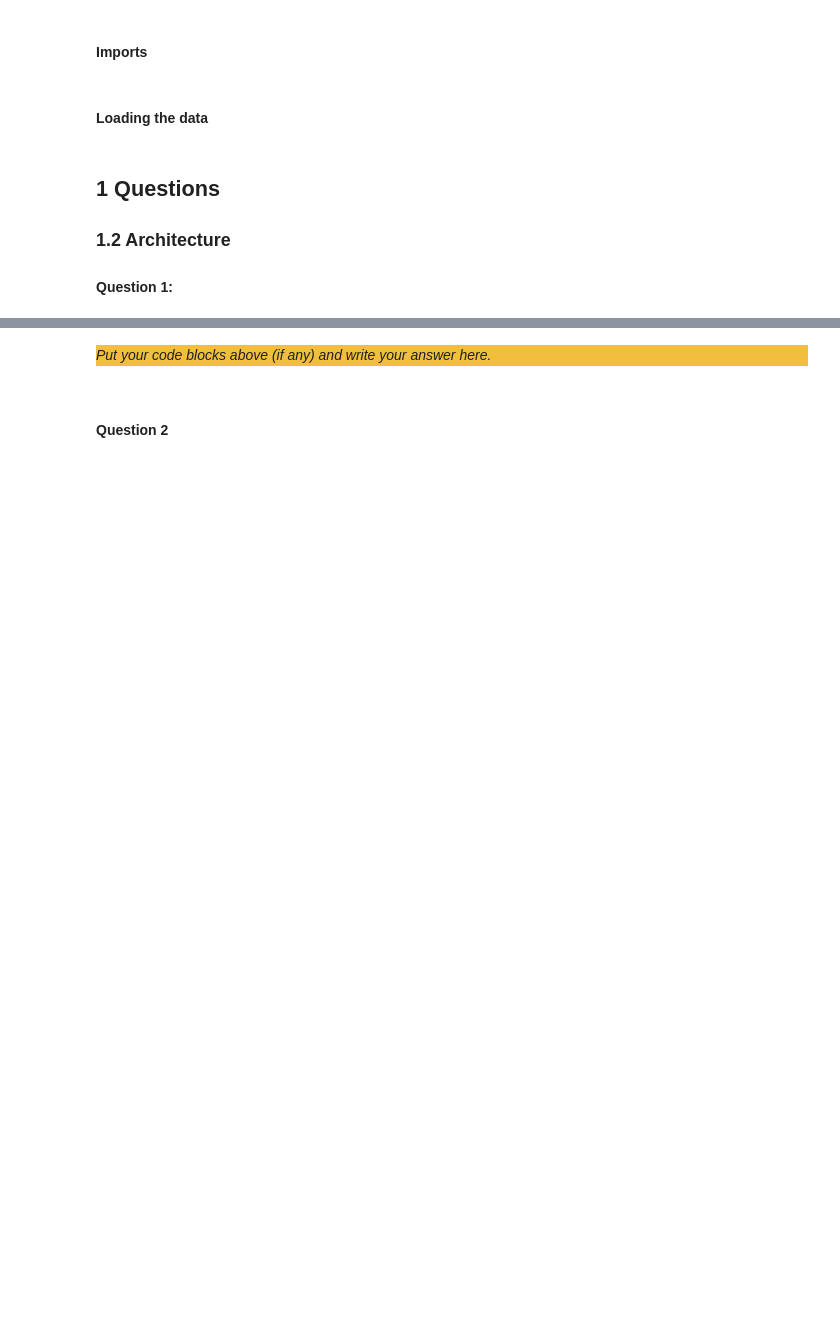
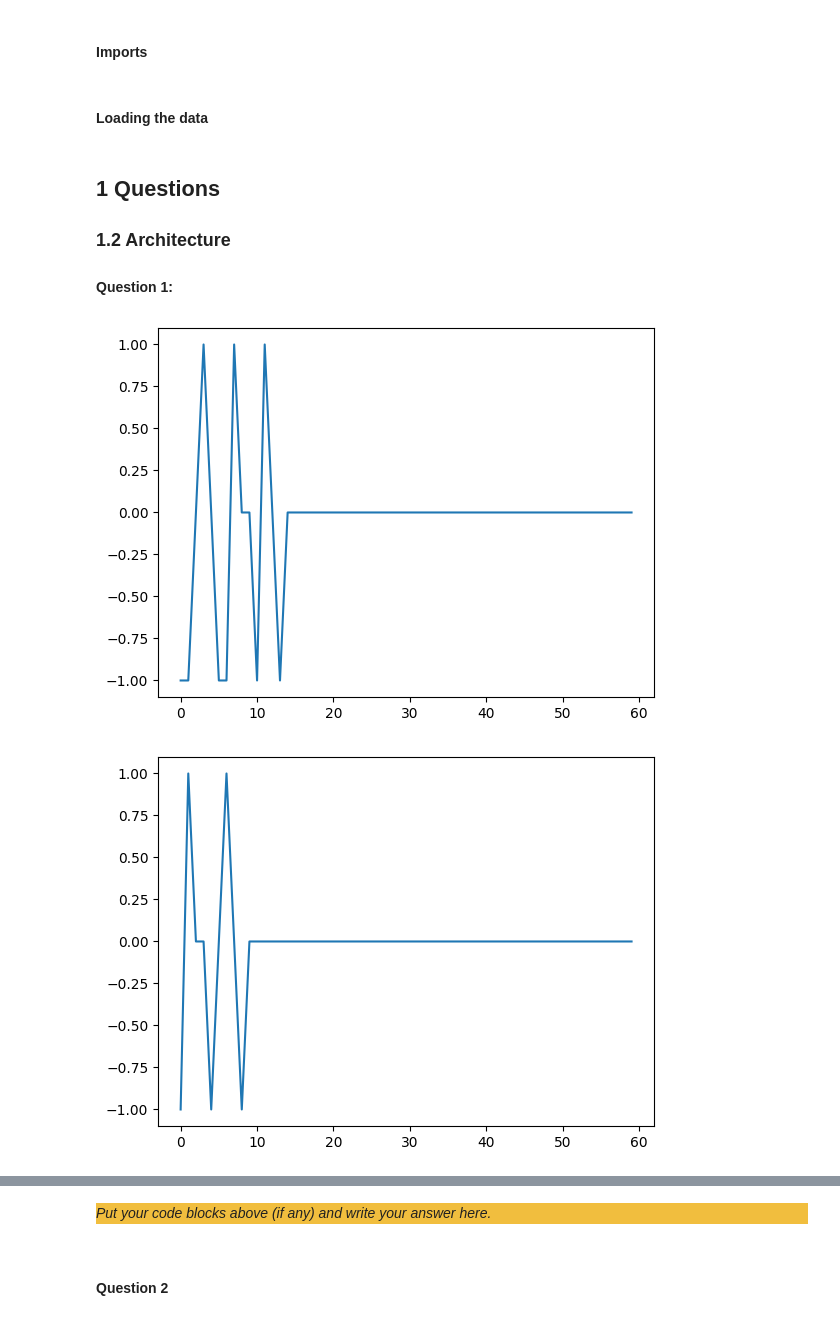
Before and after one commit to daniallegue/ANN-From-Scratch, a Jupyter notebook: Main (1).ipynb, the cells around one changed output, grey strips where cells are left out. Saved outputs shown, nothing was run; the diff lists cells and outputs as text; code cells hidden in the pictures; blank space fills up the shorter version.

```diff
--- a/Main (1).ipynb
+++ b/Main (1).ipynb
@@ -36,0 +37,50 @@ unknown = np.genfromtxt("../data/unknown.txt", delimiter=",")
+# %%
+class SinglePerceptron:
+    def __init__(self, size):
+        # Intialize random weights and bias
+        self.weights = np.random.rand(size)
+        self.bias = np.random.rand(1)
+
+    def forward(self, inputs):
+        return np.dot(inputs, self.weights) + self.bias
+
+    def activation(self, x):
+        # ReLU
+        return 1 if x >= 0 else 0
+
+    def predict(self, inputs):
+        return self.activation(self.forward(inputs))
+
+    def train(self, X, y, epochs, lr):
+        error_per_epoch = []
+        for _ in range(epochs):
+            for i in range(X.shape[0]):
+                prediction = self.predict(X[i])
+                error = y[i] - prediction
+                error_per_epoch.append(error)
+                self.weights += lr * error * X[i]
+                self.bias += lr * error
+        return error_per_epoch
+
+# Train the perceptron of the logic gates
+X = np.array([[0, 0], [0, 1], [1, 0], [1, 1]])
+y_and = np.array([0, 0, 0, 1])
+y_or = np.array([0, 1, 1, 1])
+y_xor = np.array([0, 1, 1, 0])
+
+perceptron = SinglePerceptron(2)
+errors_and = perceptron.train(X, y_and, 15, 1)
+perceptron = SinglePerceptron(2)
+errors_or = perceptron.train(X, y_or, 15, 1)
+perceptron = SinglePerceptron(2)
+errors_xor = perceptron.train(X, y_xor, 15, 1)
+
+plt.plot(errors_and, label='AND')
+plt.show()
+plt.plot(errors_or, label='OR')
+plt.show()
+plt.plot(errors_xor, label='XOR')
+plt.show()
+# %% [output]
+[figure, added]
+[figure, added]
```
Also changed, not shown: parts of 19 cells of this notebook, 2 other files.
